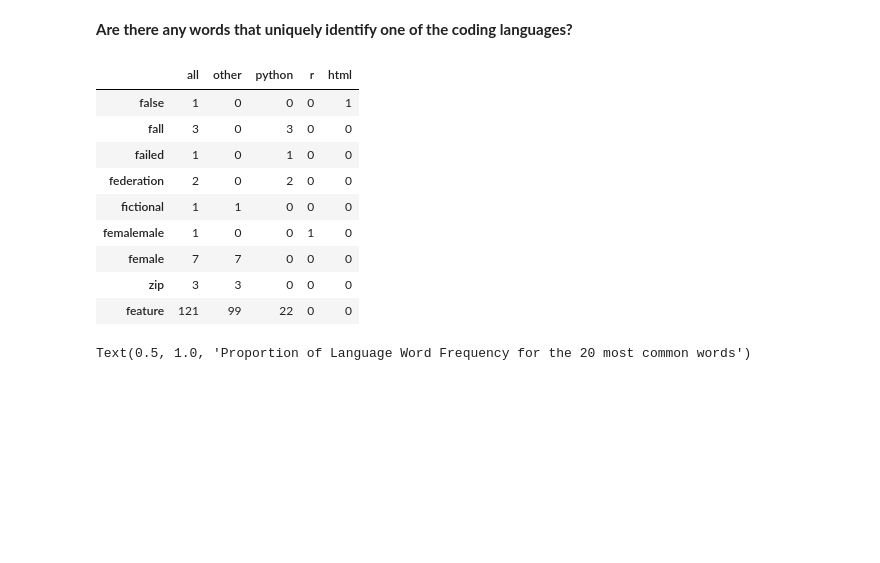
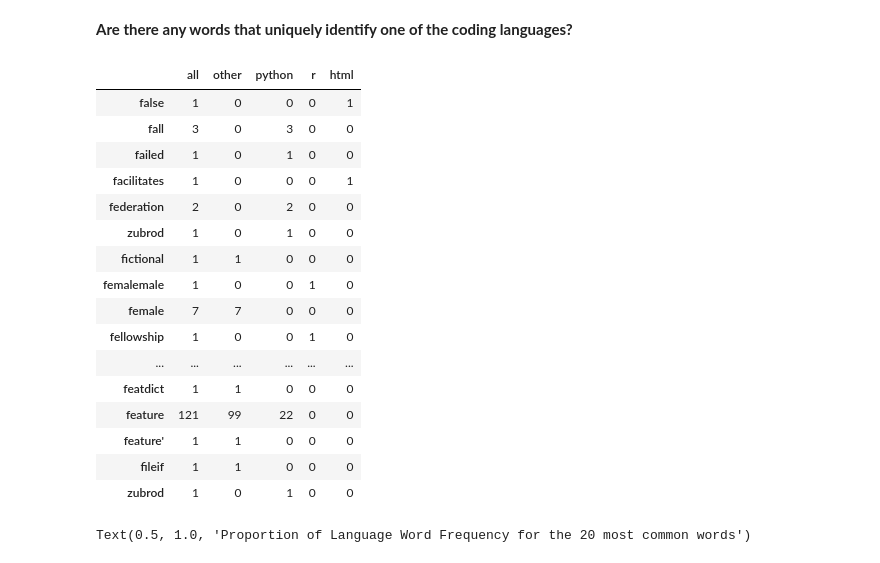
Before and after one commit to Two-Guys-and-a-Gal/NLP-Project, a Jupyter notebook: rivera_work.ipynb, the cells around one changed output. Cells and saved outputs as stored; diff of their text form; code cells hidden in the pictures; blank space fills up the shorter version.

```diff
--- a/rivera_work.ipynb
+++ b/rivera_work.ipynb
@@ -344,23 +371,30 @@ Text(0.5, 1.0, '% of Language Frequency for the most common 5 words')
 # %% [markdown]
 **Are there any words that uniquely identify one of the coding languages?**
 # %%
-unique_words = pd.concat([word_counts[(word_counts.other == 0) or (word_counts.python == 0), ].sort_values(by='other').tail(6),
+unique_words = pd.concat([word_counts[word_counts.other == 0].sort_values(by='other').tail(6),
            word_counts[word_counts.python == 0].sort_values(by='python').tail(6),
            word_counts[word_counts.r == 0].sort_values(by='r').tail(6),
            word_counts[word_counts.html == 0].sort_values(by='html').tail(6)])
 # %%
-unique_words.drop_duplicates()
+unique_words
 # %% [output]
 |  | all | other | python | r | html |
 | false | 1 | 0 | 0 | 0 | 1 |
 | fall | 3 | 0 | 3 | 0 | 0 |
 | failed | 1 | 0 | 1 | 0 | 0 |
+| facilitates | 1 | 0 | 0 | 0 | 1 |
 | federation | 2 | 0 | 2 | 0 | 0 |
+| zubrod | 1 | 0 | 1 | 0 | 0 |
 | fictional | 1 | 1 | 0 | 0 | 0 |
 | femalemale | 1 | 0 | 0 | 1 | 0 |
 | female | 7 | 7 | 0 | 0 | 0 |
-| zip | 3 | 3 | 0 | 0 | 0 |
+| fellowship | 1 | 0 | 0 | 1 | 0 |
+| ... | ... | ... | ... | ... | ... |
+| featdict | 1 | 1 | 0 | 0 | 0 |
 | feature | 121 | 99 | 22 | 0 | 0 |
+| feature' | 1 | 1 | 0 | 0 | 0 |
+| fileif | 1 | 1 | 0 | 0 | 0 |
+| zubrod | 1 | 0 | 1 | 0 | 0 |
 # %%
 # figure out the percentage of spam vs ham
 (word_counts
```
Also changed, not shown: parts of 2 cells of this notebook.
